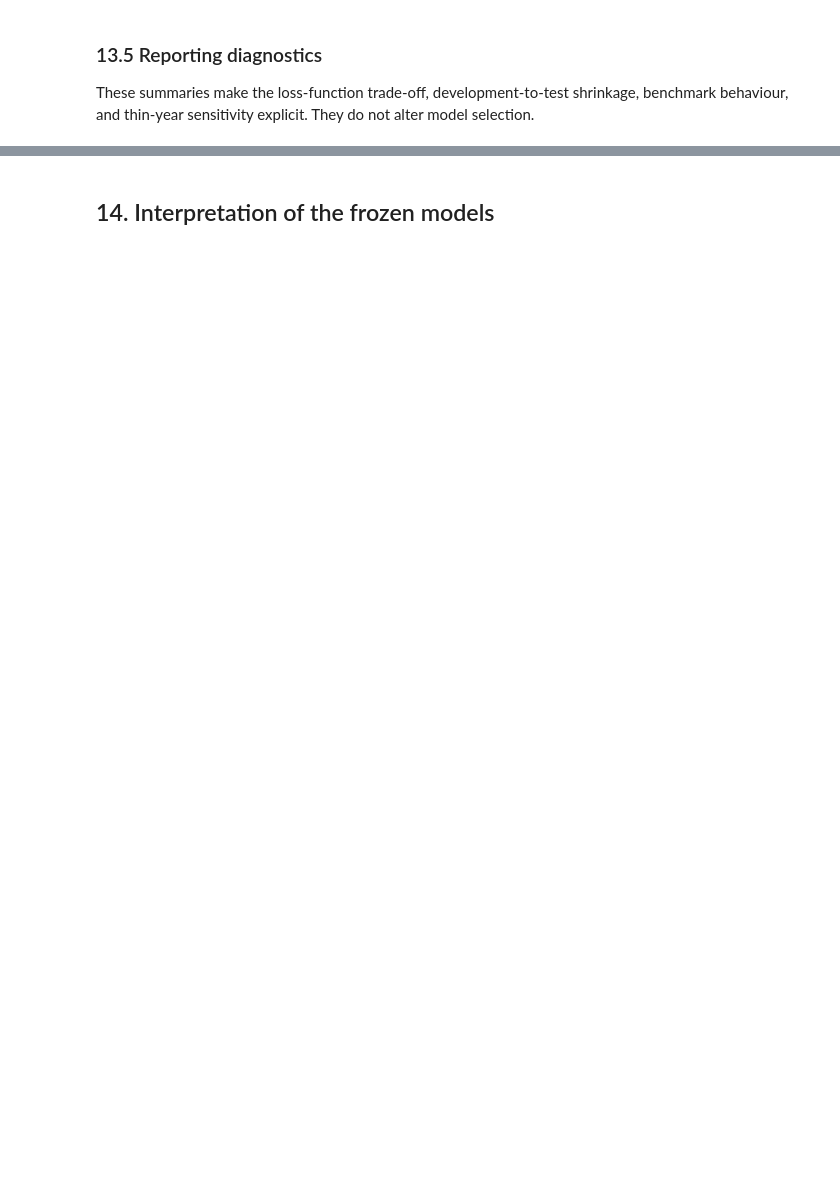
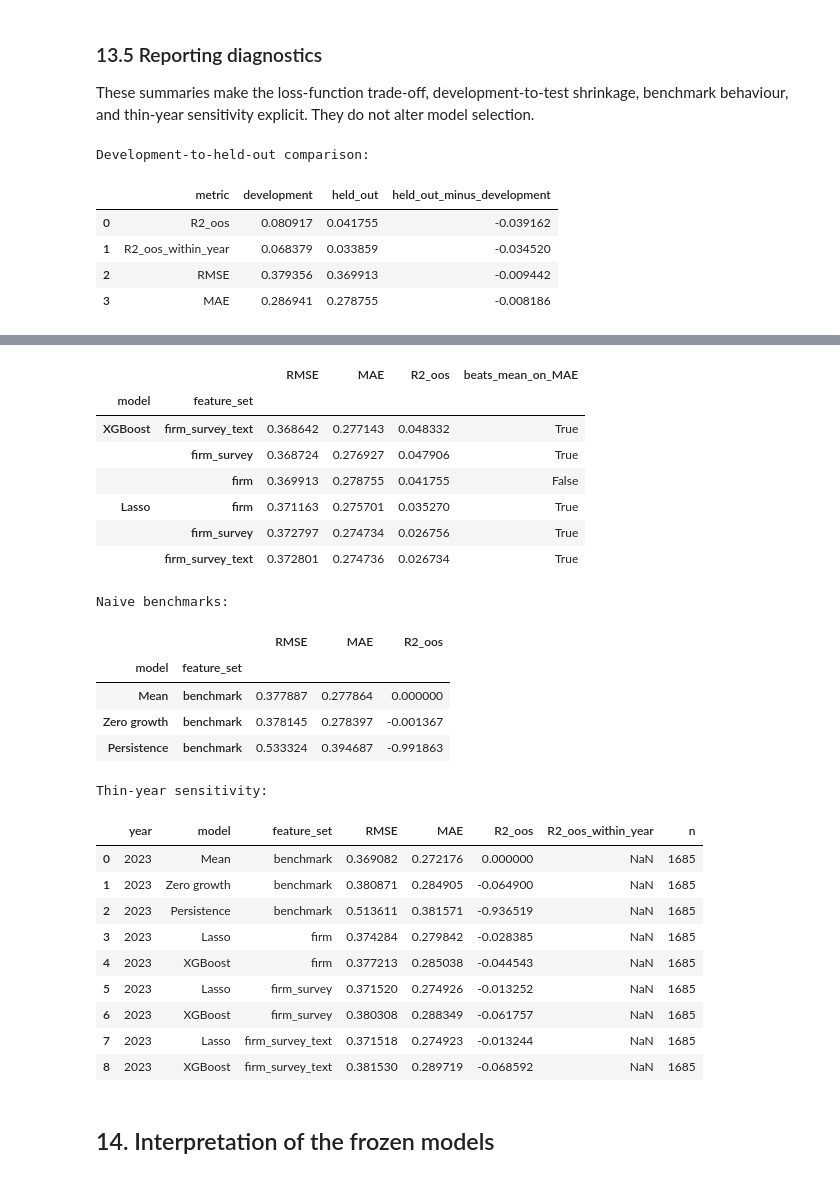
Before and after one commit to NhiPK/MLforEcon, a Jupyter notebook: ML_Forecasting_TimeAware_Final_Revised_With_Export.ipynb, the cells around one changed output, grey strips where cells are left out. Saved outputs shown, nothing was run; the diff lists cells and outputs as text; code cells hidden in the pictures; blank space fills up the shorter version.

Commit message:
final models code

```diff
--- a/ML_Forecasting_TimeAware_Final_Revised_With_Export.ipynb
+++ b/ML_Forecasting_TimeAware_Final_Revised_With_Export.ipynb
@@ -2569,7 +2822,7 @@ if RUN_FINAL_TEST and not final_results.empty:
     display(loss_comparison.round(6))
 
     benchmark_view = pooled_held_out[
-        pooled_held_out.index.get_level_values("feature_set").eq("benchmark")
+        pooled_held_out.index.get_level_values("feature_set") == "benchmark"
     ][["RMSE", "MAE", "R2_oos"]]
     print("Naive benchmarks:")
     display(benchmark_view.round(6))
@@ -2591,3 +2844,10 @@ if RUN_FINAL_TEST and not final_results.empty:
     }
 else:
     print("Reporting diagnostics skipped.")
+# %% [output]
+Development-to-held-out comparison:
+|  | metric | development | held_out | held_out_minus_development |
+| 0 | R2_oos | 0.080917 | 0.041755 | -0.039162 |
+| 1 | R2_oos_within_year | 0.068379 | 0.033859 | -0.034520 |
+| 2 | RMSE | 0.379356 | 0.369913 | -0.009442 |
+| 3 | MAE | 0.286941 | 0.278755 | -0.008186 |
@@ -2594,3 +2855,28 @@ else:
+|  |  | RMSE | MAE | R2_oos | beats_mean_on_MAE |
+| model | feature_set |  |  |  |  |
+| XGBoost | firm_survey_text | 0.368642 | 0.277143 | 0.048332 | True |
+|  | firm_survey | 0.368724 | 0.276927 | 0.047906 | True |
+|  | firm | 0.369913 | 0.278755 | 0.041755 | False |
+| Lasso | firm | 0.371163 | 0.275701 | 0.035270 | True |
+|  | firm_survey | 0.372797 | 0.274734 | 0.026756 | True |
+|  | firm_survey_text | 0.372801 | 0.274736 | 0.026734 | True |
+Naive benchmarks:
+|  |  | RMSE | MAE | R2_oos |
+| model | feature_set |  |  |  |
+| Mean | benchmark | 0.377887 | 0.277864 | 0.000000 |
+| Zero growth | benchmark | 0.378145 | 0.278397 | -0.001367 |
+| Persistence | benchmark | 0.533324 | 0.394687 | -0.991863 |
+Thin-year sensitivity:
+|  | year | model | feature_set | RMSE | MAE | R2_oos | R2_oos_within_year | n |
+| 0 | 2023 | Mean | benchmark | 0.369082 | 0.272176 | 0.000000 | NaN | 1685 |
+| 1 | 2023 | Zero growth | benchmark | 0.380871 | 0.284905 | -0.064900 | NaN | 1685 |
+| 2 | 2023 | Persistence | benchmark | 0.513611 | 0.381571 | -0.936519 | NaN | 1685 |
+| 3 | 2023 | Lasso | firm | 0.374284 | 0.279842 | -0.028385 | NaN | 1685 |
+| 4 | 2023 | XGBoost | firm | 0.377213 | 0.285038 | -0.044543 | NaN | 1685 |
+| 5 | 2023 | Lasso | firm_survey | 0.371520 | 0.274926 | -0.013252 | NaN | 1685 |
+| 6 | 2023 | XGBoost | firm_survey | 0.380308 | 0.288349 | -0.061757 | NaN | 1685 |
+| 7 | 2023 | Lasso | firm_survey_text | 0.371518 | 0.274923 | -0.013244 | NaN | 1685 |
+| 8 | 2023 | XGBoost | firm_survey_text | 0.381530 | 0.289719 | -0.068592 | NaN | 1685 |
 # %% [markdown]
 ## 14. Interpretation of the frozen models
 # %%
```
Also changed, not shown: parts of 16 cells of this notebook.
